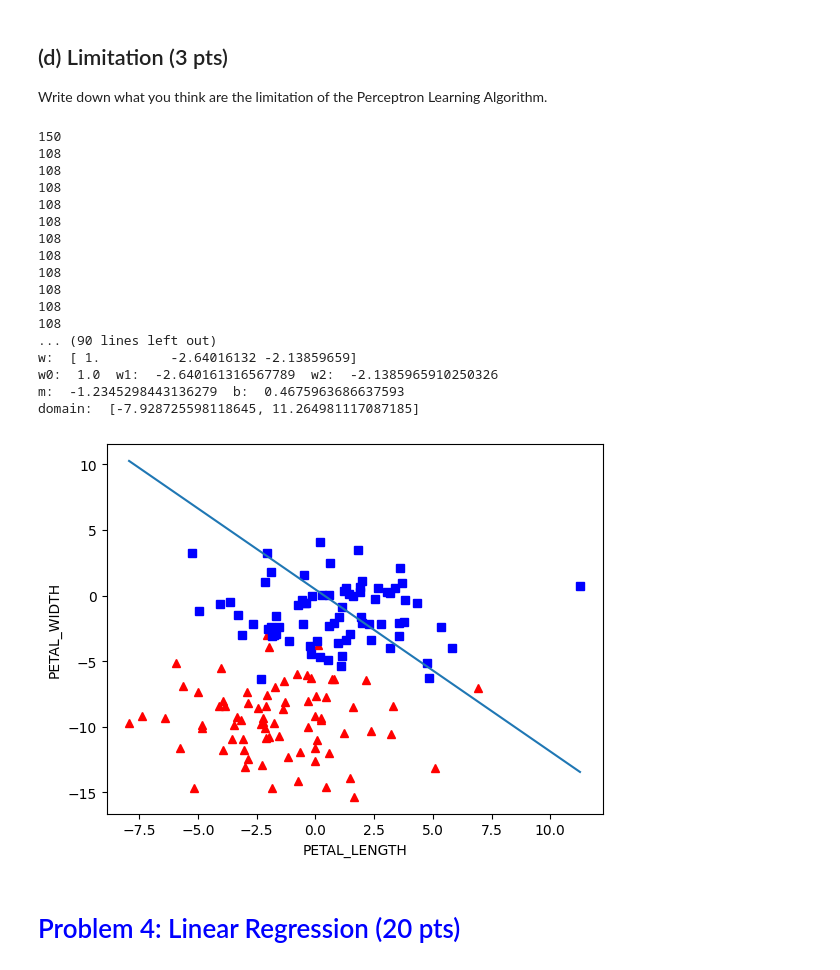
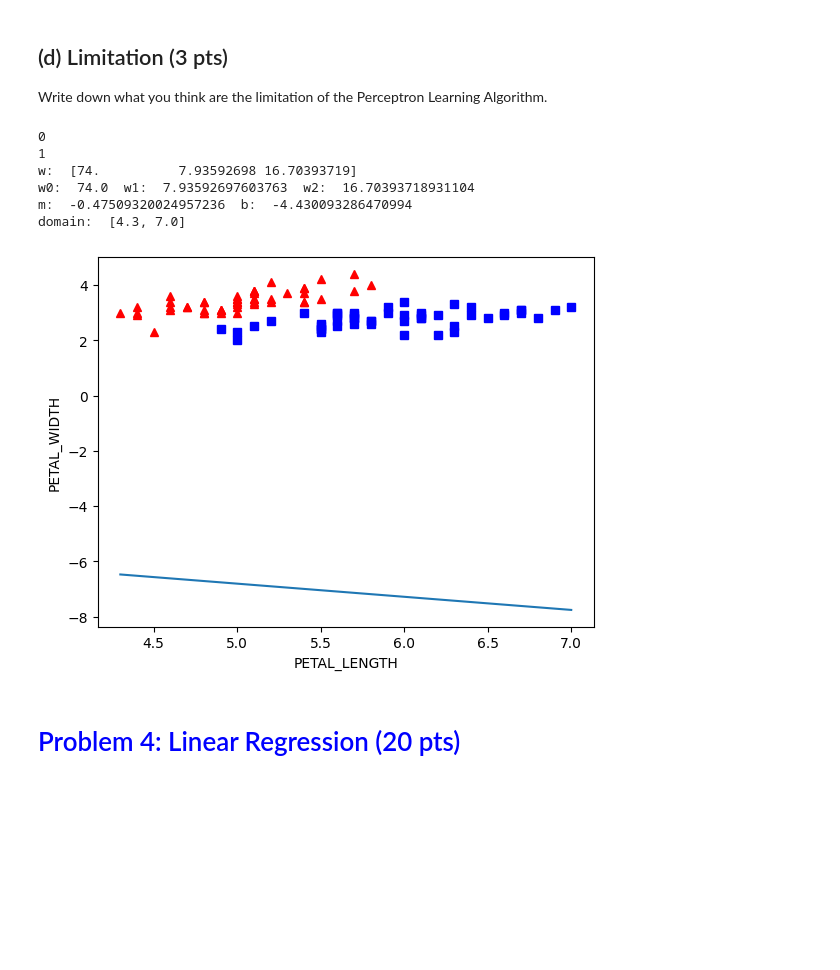
Before and after one commit to jag2k2/ut-stat-ml, a Jupyter notebook: HW1/Homework1Programming.ipynb, the cells around one changed output. Cells and saved outputs as stored; diff of their text form; code cells hidden in the pictures; blank space fills up the shorter version.

```diff
--- a/HW1/Homework1Programming.ipynb
+++ b/HW1/Homework1Programming.ipynb
@@ -24,10 +24,13 @@ def load_data():
 
     # filter out one class of the dataset and take the last 100 rows
     data = data[:100]
-    data[4] = np.where(data.iloc[:, -1]=='Iris-setosa', -1, 1)
+    data[4] = np.where(data.iloc[:, -1]=='Iris-setosa', 0, 1)
     data = np.asarray(data, dtype = 'float64')
     return data
 
+def step_func(z):
+        return 1.0 if (z > 0) else 0.0
+
 data = load_data()
 # %% [output]
        0    1    2    3               4
@@ -113,20 +116,25 @@ def perceptron(data, num_iter):
     features = np.hstack((bias, features))  # Add bias values to D as x0
 
     w = np.zeros(features.shape[1])         # Initialize w to all zeros
-    misclassified_portion = []
+    misclassified_indices = []
+    n_miss_list = []
 
     for _ in range(num_iter):
-        predictions = np.dot(features, w)
-        misclassified_indices = np.where(labels * predictions <= 0)[0]
-        misclass_count = len(misclassified_indices)
-        misclassified_portion.append(misclass_count/len(labels))
-        if misclass_count == 0:
+        n_miss = 0
+        for i, xi in enumerate(features):
+            wTx = np.dot(xi, w)
+            # print("w: ", w, " xi: ", xi, " wTx: ", wTx)
+            prediction = step_func(wTx)
+            prediction_difference = labels[i] - prediction
+            if (prediction_difference) != 0:
+                xiyi = prediction_difference*xi
+                w = np.add(w, xiyi)
+                n_miss += 1
+        n_miss_list.append(n_miss/len(labels))
+        if n_miss == 0:
             break
-        misclassified_example = misclassified_indices[0]
-        xiyi = features[misclassified_example] * labels[misclassified_example]
-        w = np.add(w, xiyi)
 
-    return w, features[misclassified_indices], misclassified_portion
+    return w, features[misclassified_indices], n_miss_list
 # %%
 num_iter = 100
 
@@ -160,54 +171,43 @@ num_iter = 100
 w, misclassified_, misclassified_portion = perceptron(X, num_iter)
 
 def make_scatter_with_h(data, y_plot, x_plot, w):
     print(x_plot.value)
     print(y_plot.value)
     print("w: ", w)
     w0 = w[0]
     w1 = w[x_plot.value+1]
     w2 = w[y_plot.value+1]
     print("w0: ", w0, " w1: ", w1, " w2: ", w2)
-    m = float(-w1/w2)
-    b = float(-w0/w2)
+    m = -float(w1/w2)
+    b = -float(w0/w2)
     print("m: ", m, " b: ", b)
 
     y = data[:,-1]
     plt.plot(data[:, 0][y==0], data[:, 1][y==0], "r^")
     plt.plot(data[:, 0][y==1], data[:, 1][y==1], "bs")
 
     # plt.scatter(np.array(data[:50,x_plot.value]), np.array(data[:50,y_plot.value]), marker='o', label='setosa')
     # plt.scatter(np.array(data[50:,x_plot.value]), np.array(data[50:,y_plot.value]), marker='x', label='versicolor')
     plt.xlabel(x_plot.name)
     plt.ylabel(y_plot.name)
 
     domain_h = [min(data[:,x_plot.value]), max(data[:,x_plot.value])]
     print("domain: ", domain_h)
     h_plot = [m*x + b for x in domain_h]
     plt.plot(domain_h, h_plot)
     plt.show()
 
 
 # 3. Y: petal length, X: petal width;
-make_scatter_with_h(X, Feature.PETAL_WIDTH, Feature.PETAL_LENGTH, w)
+make_scatter_with_h(data, Feature.PETAL_WIDTH, Feature.PETAL_LENGTH, w)
 # %% [output]
-150
-108
-108
-108
-108
-108
-108
-108
-108
-108
-108
-108
-... (90 lines left out)
-w:  [ 1.         -2.64016132 -2.13859659]
-w0:  1.0  w1:  -2.640161316567789  w2:  -2.1385965910250326
-m:  -1.2345298443136279  b:  0.4675963686637593
-domain:  [-7.928725598118645, 11.264981117087185]
+0
+1
+w:  [74.          7.93592698 16.70393719]
+w0:  74.0  w1:  7.93592697603763  w2:  16.70393718931104
+m:  -0.47509320024957236  b:  -4.430093286470994
+domain:  [4.3, 7.0]
-[figure, old version]
+[figure, new version]
 # %% [markdown]
 # <font color='blue'> Problem 4: Linear Regression (20 pts) </font>
 # %% [markdown]
```
Also changed, not shown: parts of 2 cells of this notebook.
